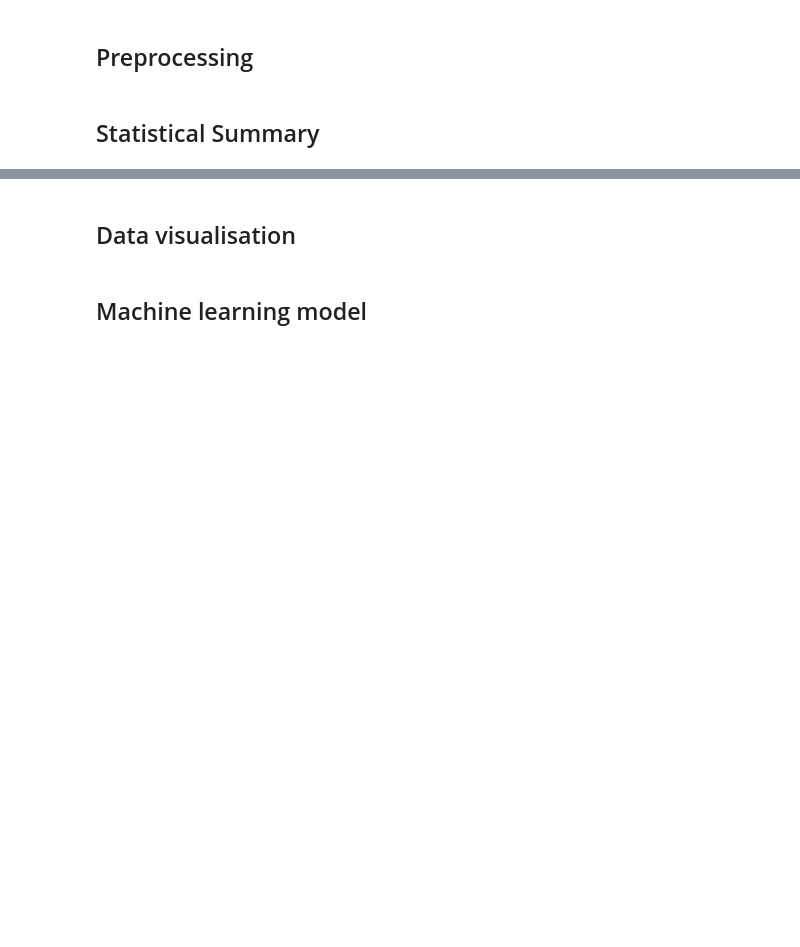
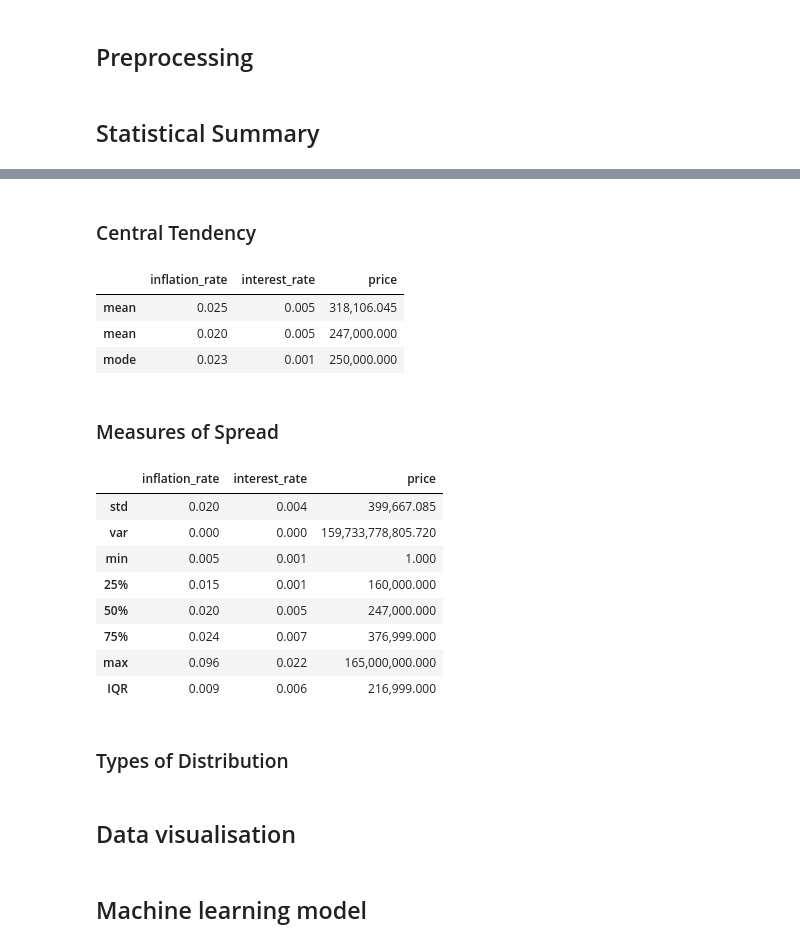
Before and after one commit to hudsonmendes/uolondon-cm3005-dsc, a Jupyter notebook: report.ipynb, the cells around one changed output, grey strips where cells are left out. Drawn from its saved outputs; the diff is of its cells as text; code cells hidden in the pictures; blank space fills up the shorter version.

```diff
--- a/report.ipynb
+++ b/report.ipynb
@@ -258,0 +260,3 @@ df.describe()
+# %%
+df_float = df.select_dtypes(include=["float"])
+df_float.sample(n=5)
@@ -258,0 +270,42 @@ df.describe()
+# %% [markdown]
+### Central Tendency
+# %%
+df_central_tendency = pd.concat([
+    pd.DataFrame(df_float.mean(), columns=["mean"]).transpose(),
+    pd.DataFrame(df_float.median(), columns=["mean"]).transpose(),
+    pd.DataFrame(
+        [df_float[c].mode()[0] for c in df_float.columns],
+        columns=["mode"]).set_index(df_float.columns).transpose(),
+])
+
+df_central_tendency
+# %% [output]
+|  | inflation_rate | interest_rate | price |
+| mean | 0.025 | 0.005 | 318,106.045 |
+| mean | 0.020 | 0.005 | 247,000.000 |
+| mode | 0.023 | 0.001 | 250,000.000 |
+# %% [markdown]
+### Measures of Spread
+# %%
+df_float_quantiles = df_float.quantile([0.25, 0.5, 0.75]).transpose()
+df_float_variances = df_float.var()
+df_float_interquartile_range = df_float_quantiles[0.75] - df_float_quantiles[0.25]
+df_measures_of_spread = pd.concat([
+    df_float.describe(),
+    pd.DataFrame(df_float_variances, columns=["var"]).transpose(),
+    pd.DataFrame(df_float_interquartile_range, columns=["IQR"]).transpose()
+])
+df_measures_of_spread = df_measures_of_spread.transpose()[["std", "var", "min", "25%", "50%", "75%", "max", "IQR"]].transpose()
+df_measures_of_spread
+# %% [output]
+|  | inflation_rate | interest_rate | price |
+| std | 0.020 | 0.004 | 399,667.085 |
+| var | 0.000 | 0.000 | 159,733,778,805.720 |
+| min | 0.005 | 0.001 | 1.000 |
+| 25% | 0.015 | 0.001 | 160,000.000 |
+| 50% | 0.020 | 0.005 | 247,000.000 |
+| 75% | 0.024 | 0.007 | 376,999.000 |
+| max | 0.096 | 0.022 | 165,000,000.000 |
+| IQR | 0.009 | 0.006 | 216,999.000 |
+# %% [markdown]
+### Types of Distribution
```
Also changed, not shown: parts of 16 cells of this notebook, 1 other file.
